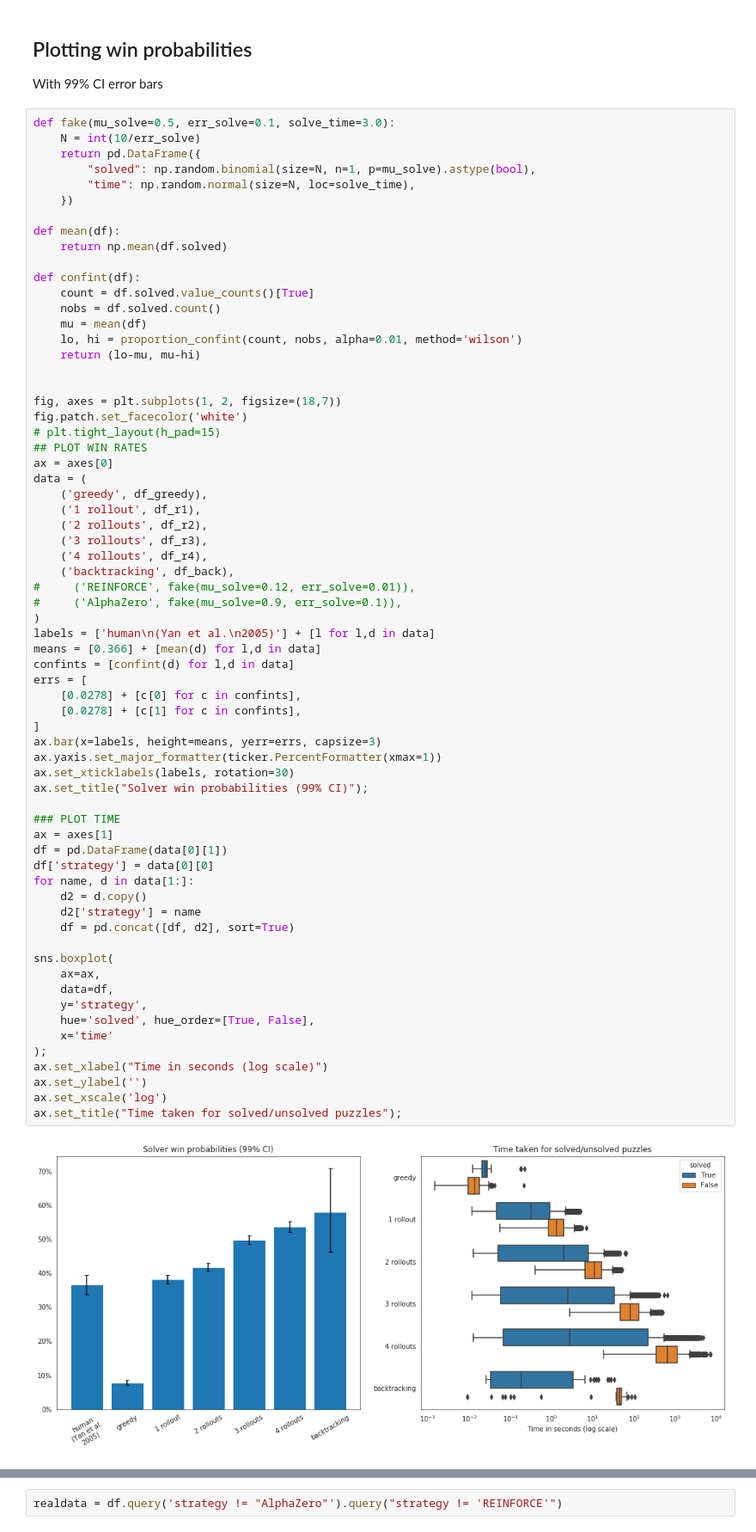
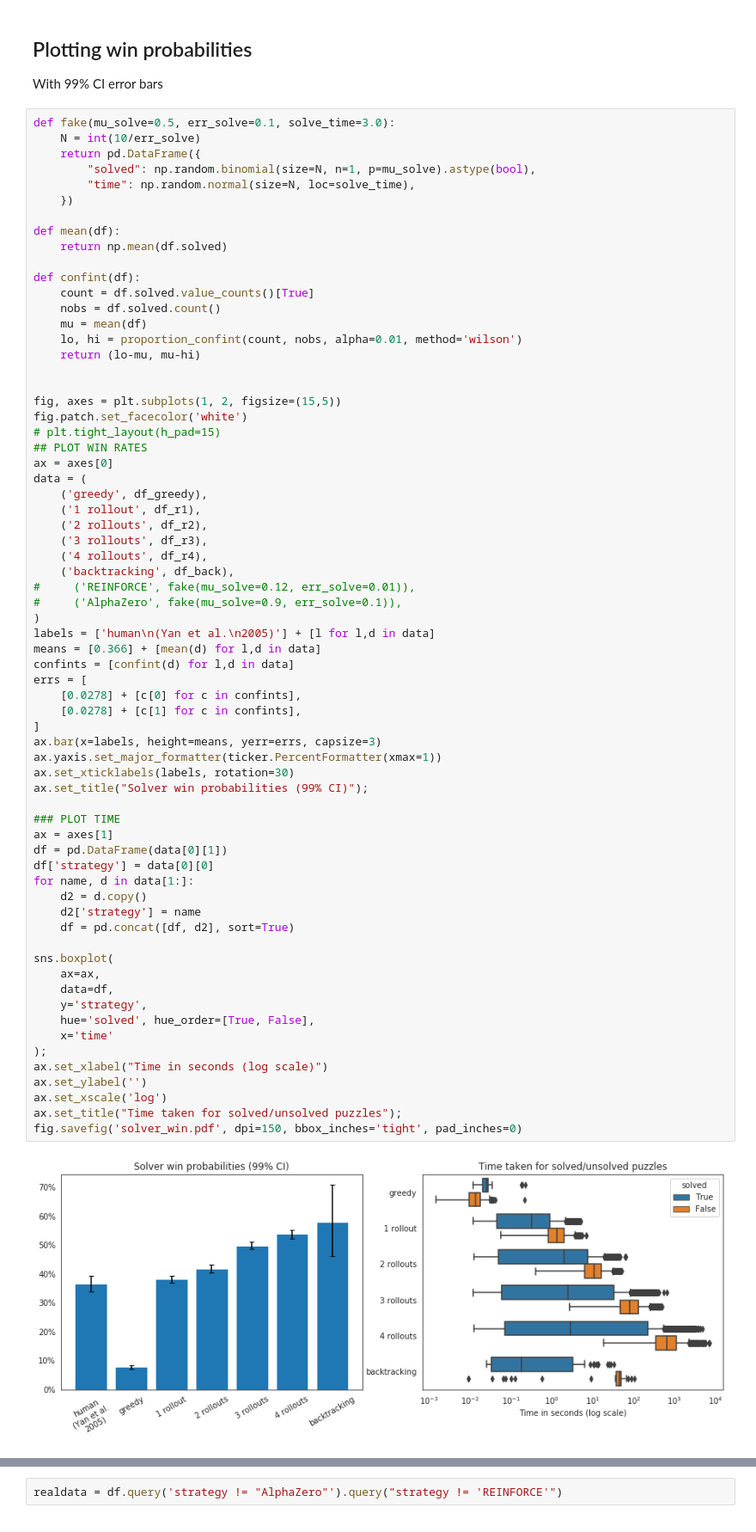
Before and after one commit to glifchits/KlonSolve, a Jupyter notebook: AssembleBenchResults.ipynb, the cells around one changed output, grey strips where cells are left out. Shown at 86% size. Cells and saved outputs as stored; diff of their text form.

```diff
--- a/AssembleBenchResults.ipynb
+++ b/AssembleBenchResults.ipynb
@@ -131,7 +131,7 @@ def confint(df):
     return (lo-mu, mu-hi)
 
 
-fig, axes = plt.subplots(1, 2, figsize=(18,7))
+fig, axes = plt.subplots(1, 2, figsize=(15,5))
 fig.patch.set_facecolor('white')
 # plt.tight_layout(h_pad=15)
 ## PLOT WIN RATES
@@ -152,31 +152,32 @@ confints = [confint(d) for l,d in data]
 errs = [
     [0.0278] + [c[0] for c in confints],
     [0.0278] + [c[1] for c in confints],
 ]
 ax.bar(x=labels, height=means, yerr=errs, capsize=3)
 ax.yaxis.set_major_formatter(ticker.PercentFormatter(xmax=1))
 ax.set_xticklabels(labels, rotation=30)
 ax.set_title("Solver win probabilities (99% CI)");
 
 ### PLOT TIME
 ax = axes[1]
 df = pd.DataFrame(data[0][1])
 df['strategy'] = data[0][0]
 for name, d in data[1:]:
     d2 = d.copy()
     d2['strategy'] = name
     df = pd.concat([df, d2], sort=True)
 
 sns.boxplot(
     ax=ax,
     data=df,
     y='strategy',
     hue='solved', hue_order=[True, False],
     x='time'
 );
 ax.set_xlabel("Time in seconds (log scale)")
 ax.set_ylabel('')
 ax.set_xscale('log')
 ax.set_title("Time taken for solved/unsolved puzzles");
+fig.savefig('solver_win.pdf', dpi=150, bbox_inches='tight', pad_inches=0)
 # %% [output]
-[figure, old version]
+[figure, new version]
```
Also changed, not shown: parts of 8 cells of this notebook, 10 other files.
